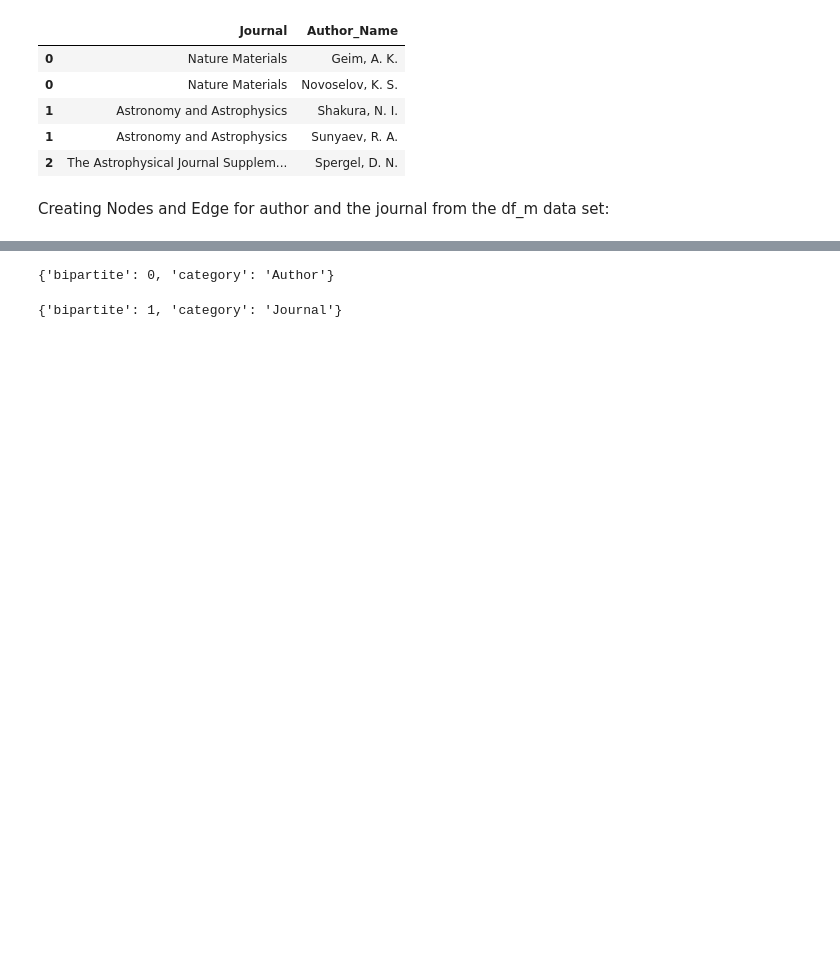
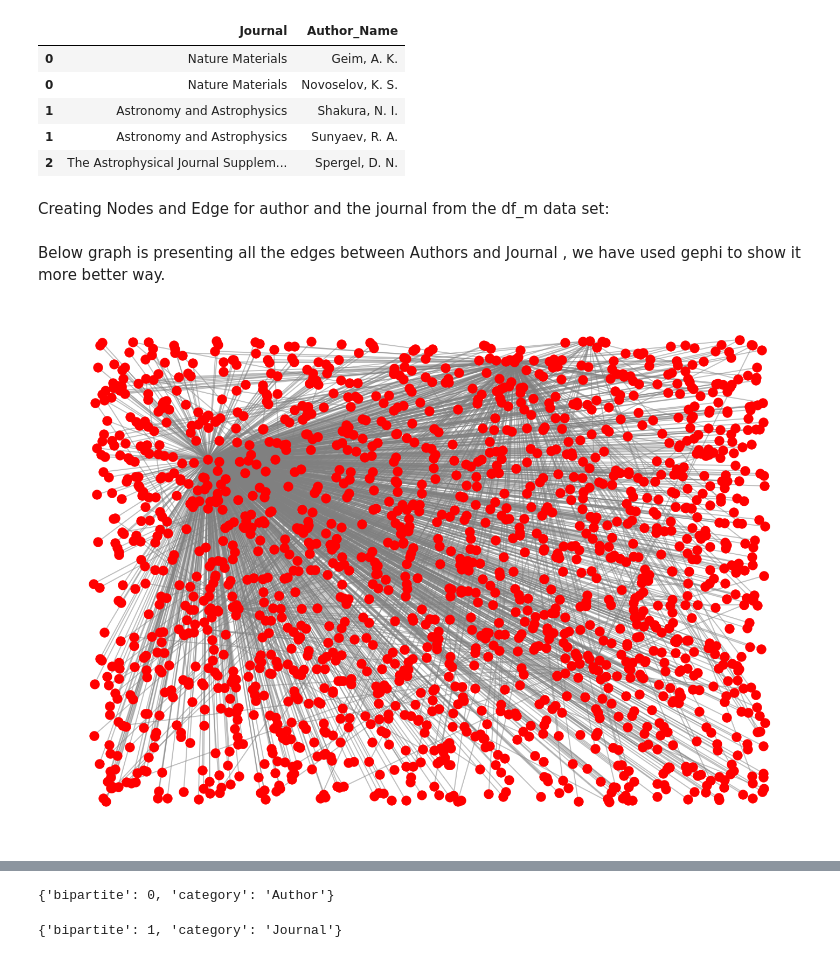
Before and after one commit to Rajwantmishra/620Group, a Jupyter notebook: Project2-26Jun/DATA_620_Project_2.ipynb, the cells around one changed output, grey strips where cells are left out. Drawn from its saved outputs; the diff is of its cells as text; code cells hidden in the pictures; blank space fills up the shorter version.

```diff
--- a/Project2-26Jun/DATA_620_Project_2.ipynb
+++ b/Project2-26Jun/DATA_620_Project_2.ipynb
@@ -118,23 +97,35 @@ author_nodes = pd.DataFrame(df_m.Author_Name.unique(),columns=['Author_Name'])
 # author_nodes['node_type'] = 'Author_Name'
 journal_nodes = pd.DataFrame(df_m.Journal.unique(), columns=['Journal'])
 # journal_nodes['node_type'] = 'Journal'
+# %% [markdown]
+Below graph is presenting all the edges between Authors and Journal , we have used gephi to show it more better way.
 # %%
+# set figure size
+plt.figure(figsize=(20,14))
+# determine the positions using spring layout
+pos = nx.random_layout(g)
 g = nx.Graph()
-
 # Building the graph from the node sets and edges
-
 a_nodes = list(author_nodes['Author_Name'])
-
-
-
-# nx.a_nodes["NodeType"] = "Author"
 j_nodes = list(journal_nodes['Journal'])
 edge_bunch = [tuple(i) for i in df_m.values]
 
-
+# Separate Author node and Journal Node e
 g.add_nodes_from(a_nodes, bipartite=0)
 g.add_nodes_from(j_nodes, bipartite=1)
 g.add_edges_from(edge_bunch)
+# add edges
+nx.draw_networkx_edges(g,pos,edge_color='grey',
+    alpha=0.5,width=2)
 
-# nx.draw(g)
-# plt.show()
+
+# nx.draw(g,pos)
+nx.draw_networkx_nodes(g, pos, with_labels=1)
+# set tight layout
+plt.tight_layout()
+# remove axis
+plt.axis('off')
+
+plt.show()
+# %% [output]
+[figure, added]
```
Also changed, not shown: parts of 119 cells of this notebook, 5 other files.
